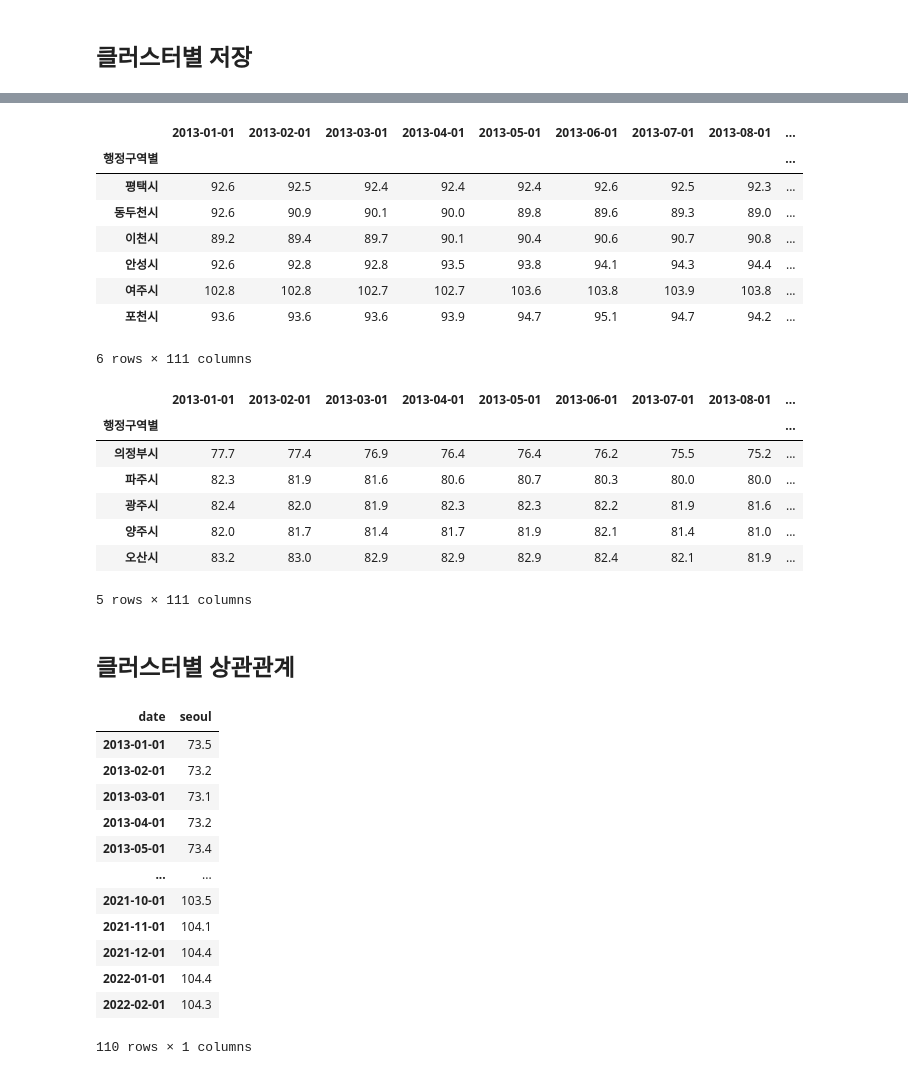
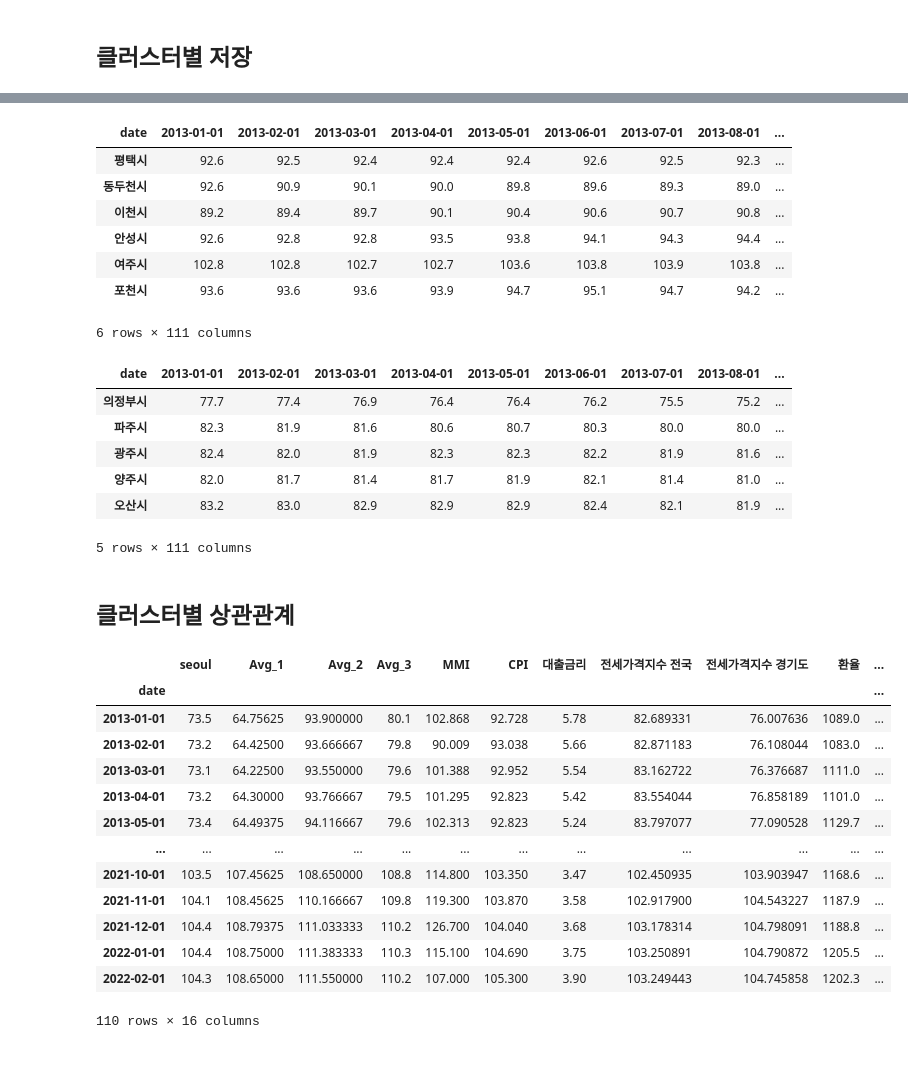
Before and after one commit to squirrelabbit/TIL, a Jupyter notebook: 퐈날프로젝트/경기도 클러스터링.ipynb, the cells around one changed output, grey strips where cells are left out. Cells and saved outputs as stored; diff of their text form; code cells hidden in the pictures.

```diff
--- a/퐈날프로젝트/경기도 클러스터링.ipynb
+++ b/퐈날프로젝트/경기도 클러스터링.ipynb
@@ -194,11 +205,10 @@ df0
 # %%
 df1= df.loc[df['cluster'] == 1]
 
-df1.to_csv('cluster1.csv',encoding='utf-8')
+df1.to_csv('cluster1.csv',encoding='cp949')
 df1
 # %% [output]
-|  | 2013-01-01 | 2013-02-01 | 2013-03-01 | 2013-04-01 | 2013-05-01 | 2013-06-01 | 2013-07-01 | 2013-08-01 | ... |
-| 행정구역별 |  |  |  |  |  |  |  |  | ... |
+| date | 2013-01-01 | 2013-02-01 | 2013-03-01 | 2013-04-01 | 2013-05-01 | 2013-06-01 | 2013-07-01 | 2013-08-01 | ... |
 | 평택시 | 92.6 | 92.5 | 92.4 | 92.4 | 92.4 | 92.6 | 92.5 | 92.3 | ... |
 | 동두천시 | 92.6 | 90.9 | 90.1 | 90.0 | 89.8 | 89.6 | 89.3 | 89.0 | ... |
 | 이천시 | 89.2 | 89.4 | 89.7 | 90.1 | 90.4 | 90.6 | 90.7 | 90.8 | ... |
@@ -208,11 +218,10 @@ df1
 6 rows × 111 columns
 # %%
 df2= df.loc[df['cluster'] == 2]
-df2.to_csv('cluster2.csv',encoding='utf-8')
+df2.to_csv('cluster2.csv',encoding='cp949')
 df2
 # %% [output]
-|  | 2013-01-01 | 2013-02-01 | 2013-03-01 | 2013-04-01 | 2013-05-01 | 2013-06-01 | 2013-07-01 | 2013-08-01 | ... |
-| 행정구역별 |  |  |  |  |  |  |  |  | ... |
+| date | 2013-01-01 | 2013-02-01 | 2013-03-01 | 2013-04-01 | 2013-05-01 | 2013-06-01 | 2013-07-01 | 2013-08-01 | ... |
 | 의정부시 | 77.7 | 77.4 | 76.9 | 76.4 | 76.4 | 76.2 | 75.5 | 75.2 | ... |
 | 파주시 | 82.3 | 81.9 | 81.6 | 80.6 | 80.7 | 80.3 | 80.0 | 80.0 | ... |
 | 광주시 | 82.4 | 82.0 | 81.9 | 82.3 | 82.3 | 82.2 | 81.9 | 81.6 | ... |
@@ -222,20 +231,20 @@ df2
 # %% [markdown]
 ## 클러스터별 상관관계
 # %%
-data_S = pd.read_csv('서울시 가격지수.csv',index_col = 0)
-data_S = data_S.T
+data_S = pd.read_csv('경기도변수.csv',index_col = 0)
 data_S
 # %% [output]
-| date | seoul |
-| 2013-01-01 | 73.5 |
-| 2013-02-01 | 73.2 |
-| 2013-03-01 | 73.1 |
-| 2013-04-01 | 73.2 |
-| 2013-05-01 | 73.4 |
-| ... | ... |
-| 2021-10-01 | 103.5 |
-| 2021-11-01 | 104.1 |
-| 2021-12-01 | 104.4 |
-| 2022-01-01 | 104.4 |
-| 2022-02-01 | 104.3 |
+|  | seoul | Avg_1 | Avg_2 | Avg_3 | MMI | CPI | 대출금리 | 전세가격지수 전국 | 전세가격지수 경기도 | 환율 | ... |
+| date |  |  |  |  |  |  |  |  |  |  | ... |
+| 2013-01-01 | 73.5 | 64.75625 | 93.900000 | 80.1 | 102.868 | 92.728 | 5.78 | 82.689331 | 76.007636 | 1089.0 | ... |
+| 2013-02-01 | 73.2 | 64.42500 | 93.666667 | 79.8 | 90.009 | 93.038 | 5.66 | 82.871183 | 76.108044 | 1083.0 | ... |
+| 2013-03-01 | 73.1 | 64.22500 | 93.550000 | 79.6 | 101.388 | 92.952 | 5.54 | 83.162722 | 76.376687 | 1111.0 | ... |
+| 2013-04-01 | 73.2 | 64.30000 | 93.766667 | 79.5 | 101.295 | 92.823 | 5.42 | 83.554044 | 76.858189 | 1101.0 | ... |
+| 2013-05-01 | 73.4 | 64.49375 | 94.116667 | 79.6 | 102.313 | 92.823 | 5.24 | 83.797077 | 77.090528 | 1129.7 | ... |
+| ... | ... | ... | ... | ... | ... | ... | ... | ... | ... | ... | ... |
+| 2021-10-01 | 103.5 | 107.45625 | 108.650000 | 108.8 | 114.800 | 103.350 | 3.47 | 102.450935 | 103.903947 | 1168.6 | ... |
+| 2021-11-01 | 104.1 | 108.45625 | 110.166667 | 109.8 | 119.300 | 103.870 | 3.58 | 102.917900 | 104.543227 | 1187.9 | ... |
+| 2021-12-01 | 104.4 | 108.79375 | 111.033333 | 110.2 | 126.700 | 104.040 | 3.68 | 103.178314 | 104.798091 | 1188.8 | ... |
+| 2022-01-01 | 104.4 | 108.75000 | 111.383333 | 110.3 | 115.100 | 104.690 | 3.75 | 103.250891 | 104.790872 | 1205.5 | ... |
+| 2022-02-01 | 104.3 | 108.65000 | 111.550000 | 110.2 | 107.000 | 105.300 | 3.90 | 103.249443 | 104.745858 | 1202.3 | ... |
-110 rows × 1 columns
+110 rows × 16 columns
```
Also changed, not shown: parts of 18 cells of this notebook, 25 other files.
